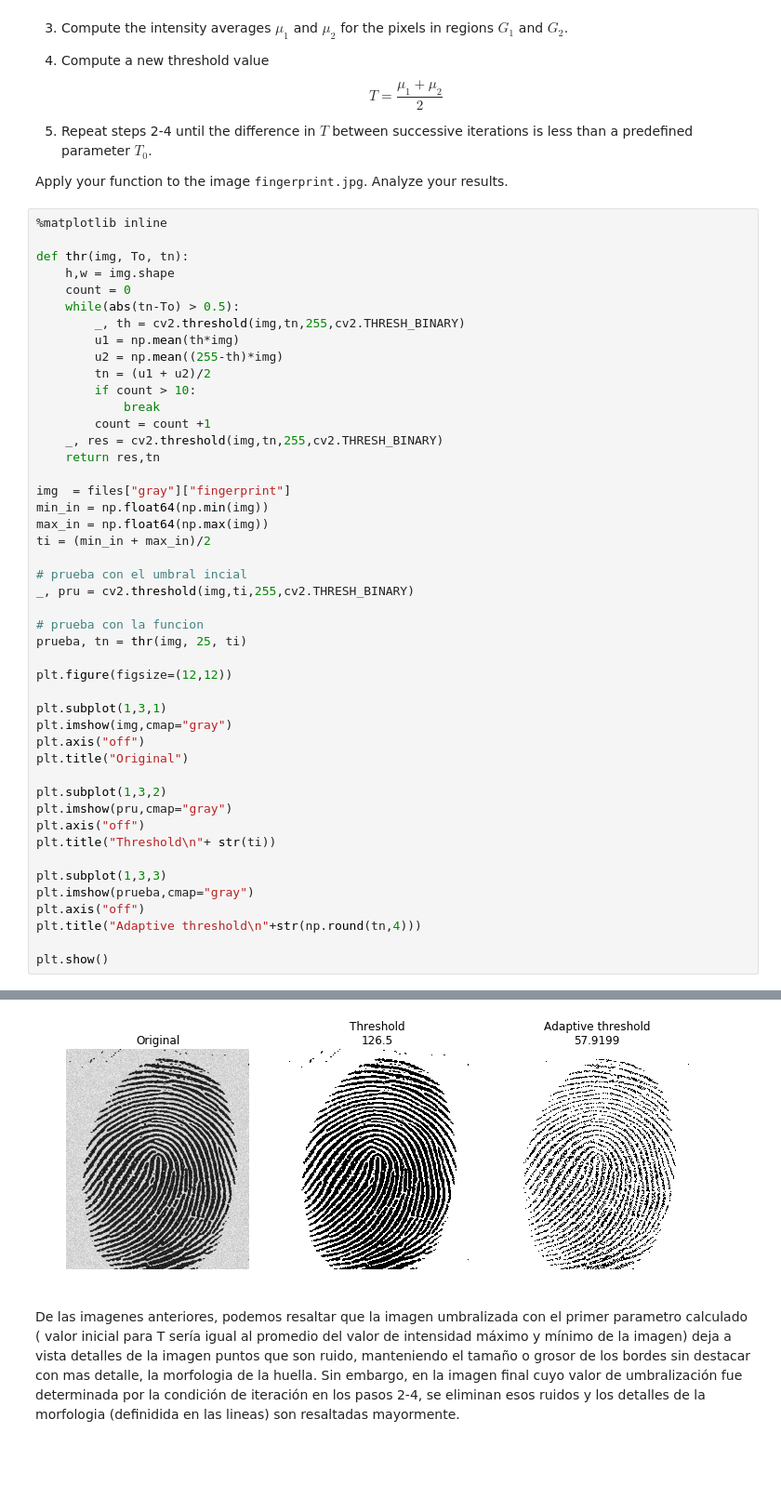
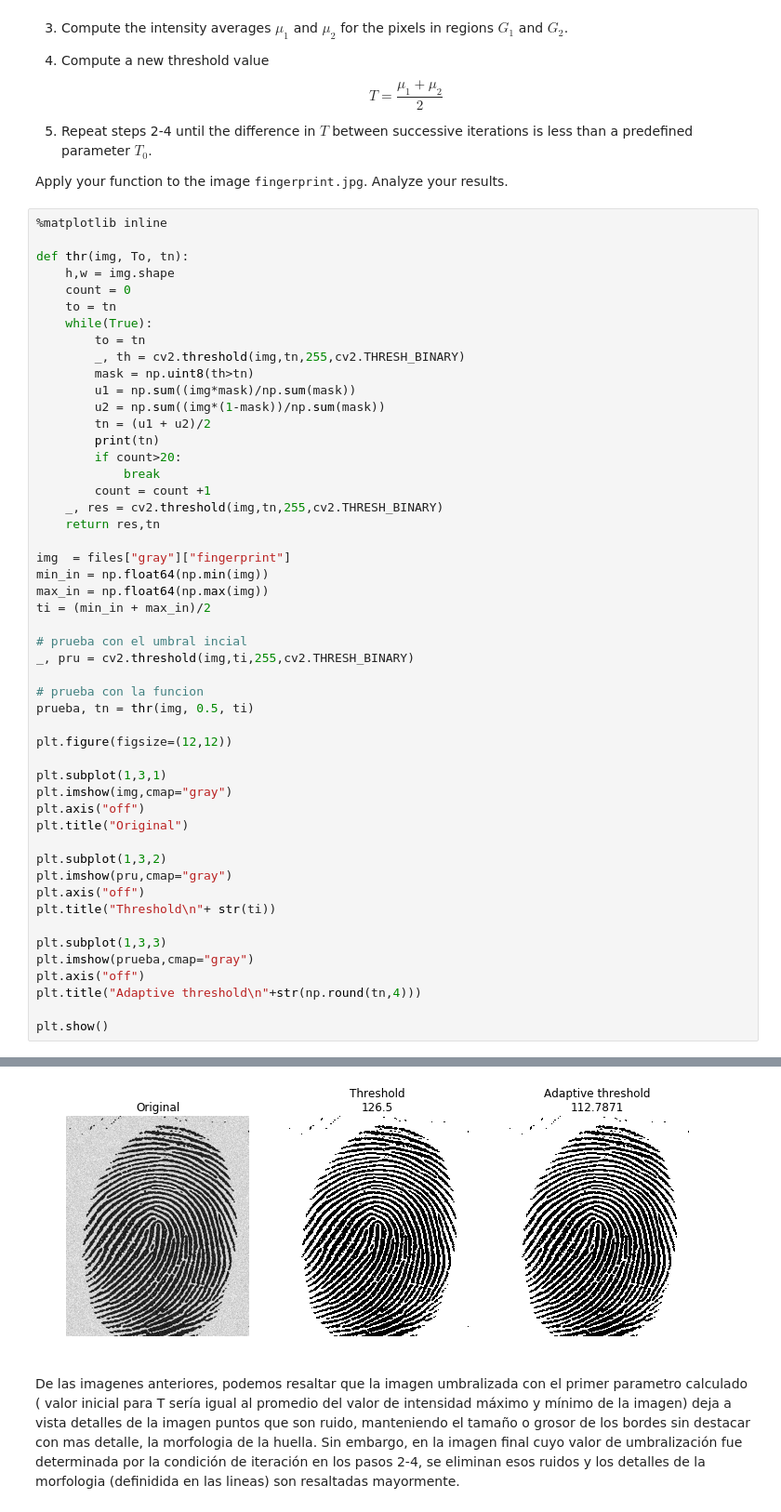
Before and after one commit to Jorgee1/Journey-to-PDI, a Jupyter notebook: Taller_4/problem_set_4.ipynb, the cells around one changed output, grey strips where cells are left out. Shown at 93% size. Drawn from its saved outputs; the diff is of its cells as text; blank space fills up the shorter version.

```diff
--- a/Taller_4/problem_set_4.ipynb
+++ b/Taller_4/problem_set_4.ipynb
@@ -419,12 +494,16 @@ Apply your function to the image <tt>fingerprint.jpg</tt>. Analyze your results.
 def thr(img, To, tn):
     h,w = img.shape
     count = 0
-    while(abs(tn-To) > 0.5):
+    to = tn
+    while(True):
+        to = tn
         _, th = cv2.threshold(img,tn,255,cv2.THRESH_BINARY)
-        u1 = np.mean(th*img)
-        u2 = np.mean((255-th)*img)
+        mask = np.uint8(th>tn)
+        u1 = np.sum((img*mask)/np.sum(mask))
+        u2 = np.sum((img*(1-mask))/np.sum(mask))
         tn = (u1 + u2)/2
-        if count > 10:
+        print(tn)
+        if count>20:
             break
         count = count +1
     _, res = cv2.threshold(img,tn,255,cv2.THRESH_BINARY)
@@ -439,7 +518,7 @@ ti = (min_in + max_in)/2
 _, pru = cv2.threshold(img,ti,255,cv2.THRESH_BINARY)
 
 # prueba con la funcion
-prueba, tn = thr(img, 25, ti)
+prueba, tn = thr(img, 0.5, ti)
 
 plt.figure(figsize=(12,12))
 
@@ -463,4 +559,4 @@ plt.show()
-[figure, old version]
+[figure, new version]
 # %% [markdown]
 De las imagenes anteriores, podemos resaltar que la imagen umbralizada con el primer parametro calculado ( valor inicial para T sería igual al promedio del valor de intensidad máximo y mínimo de la imagen) deja a vista detalles de la imagen puntos que son ruido, manteniendo el tamaño o grosor de los bordes sin destacar con mas detalle, la morfologia de la huella. Sin embargo, en la imagen final cuyo valor de umbralización fue determinada por la condición de iteración en los pasos 2-4, se eliminan esos ruidos y los detalles de la morfologia (definidida en las lineas) son resaltadas mayormente.
 # %% [markdown]
```
Also changed, not shown: parts of 3 cells of this notebook, 2 other files.
